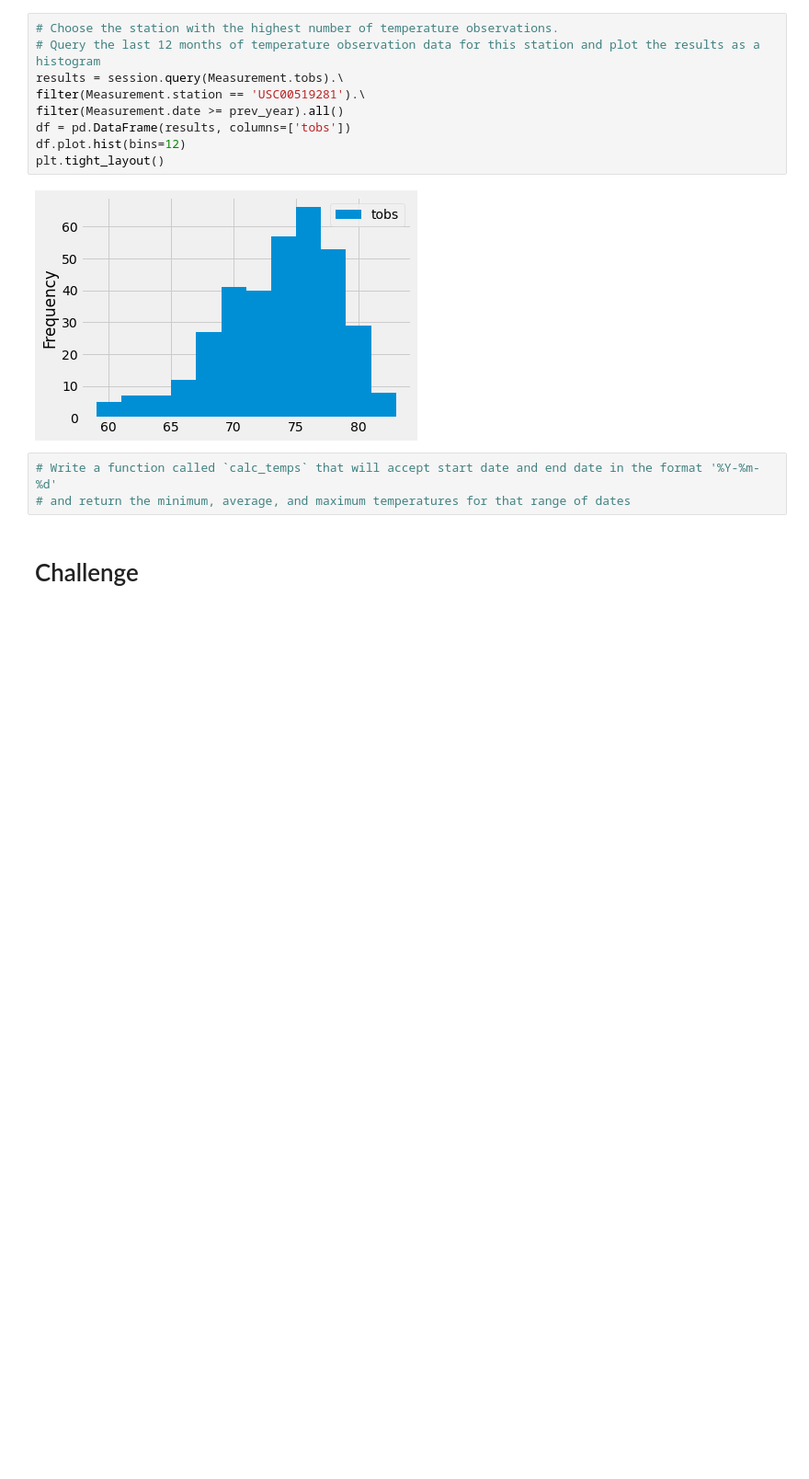
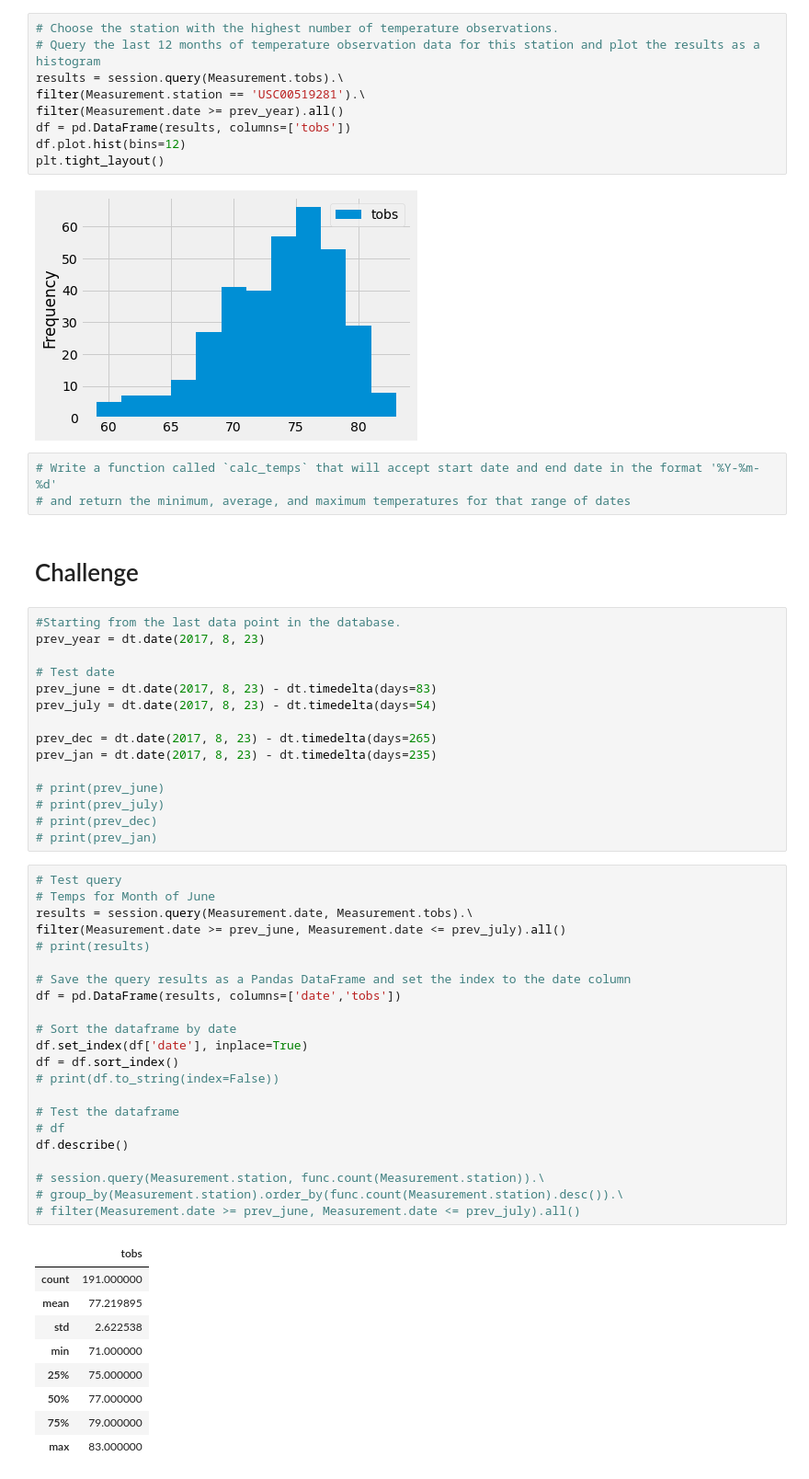
Before and after one commit to Angelique4791/Surfs_up, a Jupyter notebook: climate_analysis.ipynb, the cells around one changed output. Shown at 92% size. Cells and saved outputs as stored; diff of their text form; blank space fills up the shorter version.

Commit message:
Analysis of June and December temps updated.

```diff
--- a/climate_analysis.ipynb
+++ b/climate_analysis.ipynb
@@ -122,3 +122,50 @@ plt.tight_layout()
 # and return the minimum, average, and maximum temperatures for that range of dates
 # %% [markdown]
 # Challenge
+# %%
+#Starting from the last data point in the database.
+prev_year = dt.date(2017, 8, 23)
+
+# Test date
+prev_june = dt.date(2017, 8, 23) - dt.timedelta(days=83)
+prev_july = dt.date(2017, 8, 23) - dt.timedelta(days=54)
+
+prev_dec = dt.date(2017, 8, 23) - dt.timedelta(days=265)
+prev_jan = dt.date(2017, 8, 23) - dt.timedelta(days=235)
+
+# print(prev_june)
+# print(prev_july)
+# print(prev_dec)
+# print(prev_jan)
+# %%
+# Test query
+# Temps for Month of June
+results = session.query(Measurement.date, Measurement.tobs).\
+filter(Measurement.date >= prev_june, Measurement.date <= prev_july).all()
+# print(results)
+
+# Save the query results as a Pandas DataFrame and set the index to the date column
+df = pd.DataFrame(results, columns=['date','tobs'])
+
+# Sort the dataframe by date
+df.set_index(df['date'], inplace=True)
+df = df.sort_index()
+# print(df.to_string(index=False))
+
+# Test the dataframe
+# df
+df.describe()
+
+# session.query(Measurement.station, func.count(Measurement.station)).\
+# group_by(Measurement.station).order_by(func.count(Measurement.station).desc()).\
+# filter(Measurement.date >= prev_june, Measurement.date <= prev_july).all()
+# %% [output]
+|  | tobs |
+| count | 191.000000 |
+| mean | 77.219895 |
+| std | 2.622538 |
+| min | 71.000000 |
+| 25% | 75.000000 |
+| 50% | 77.000000 |
+| 75% | 79.000000 |
+| max | 83.000000 |
```
Also changed, not shown: parts of 1 cell of this notebook, 1 other file.
